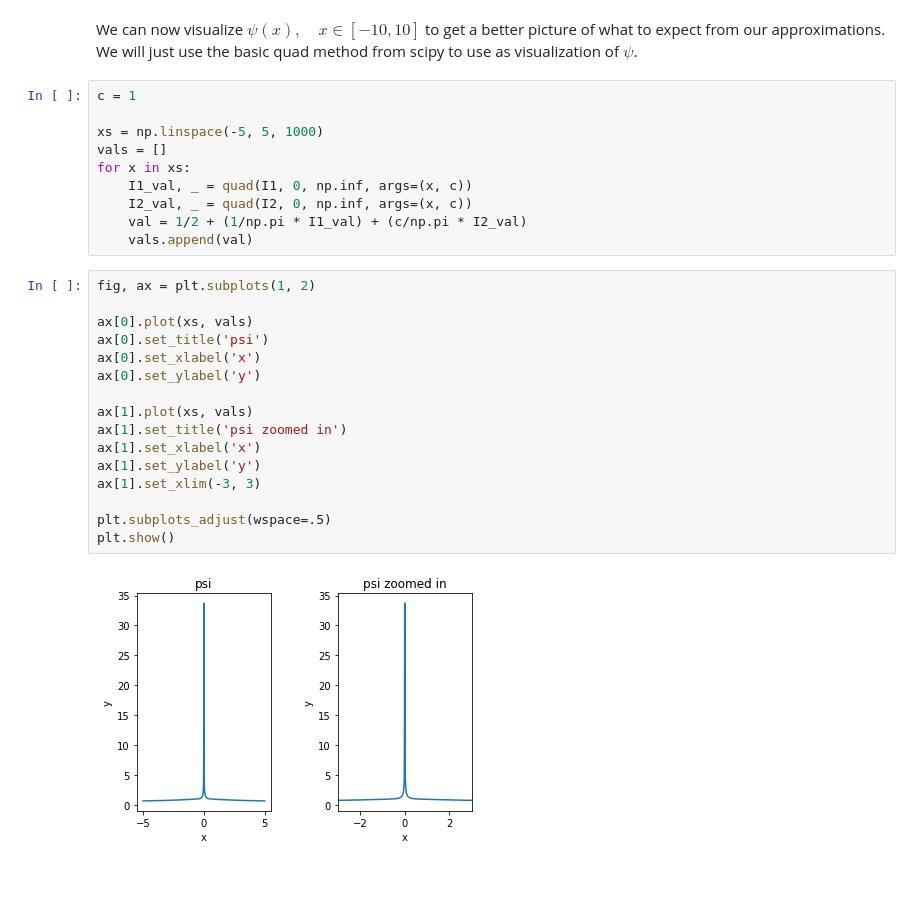
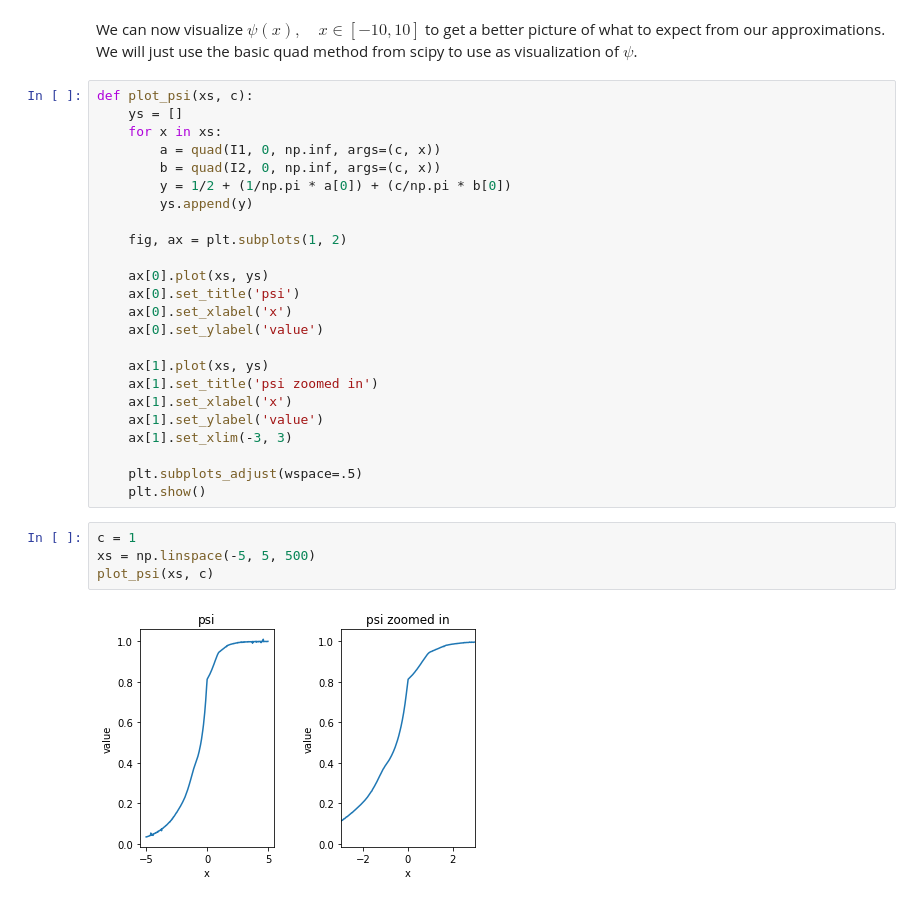
Before and after one commit to VijayStroup/ns-quadrature, a Jupyter notebook: nerve_quadrature.ipynb, the cells around one changed output. Cells and saved outputs as stored; diff of their text form.

Commit message:
psi visualization

```diff
--- a/nerve_quadrature.ipynb
+++ b/nerve_quadrature.ipynb
@@ -167,31 +167,33 @@ quickly go to 0 with no dampening effect.
 We can now visualize $\psi(x),\quad x\in[-10, 10]$ to get a better picture
 of what to expect from our approximations.
 We will just use the basic quad method from scipy to use as visualization of $\psi$.
-# %%
-c = 1
-
-xs = np.linspace(-5, 5, 1000)
-vals = []
-for x in xs:
-    I1_val, _ = quad(I1, 0, np.inf, args=(x, c))
-    I2_val, _ = quad(I2, 0, np.inf, args=(x, c))
-    val = 1/2 + (1/np.pi * I1_val) + (c/np.pi * I2_val)
-    vals.append(val)
 # %%
-fig, ax = plt.subplots(1, 2)
+def plot_psi(xs, c):
+    ys = []
+    for x in xs:
+        a = quad(I1, 0, np.inf, args=(c, x))
+        b = quad(I2, 0, np.inf, args=(c, x))
+        y = 1/2 + (1/np.pi * a[0]) + (c/np.pi * b[0])
+        ys.append(y)
 
-ax[0].plot(xs, vals)
-ax[0].set_title('psi')
-ax[0].set_xlabel('x')
-ax[0].set_ylabel('y')
+    fig, ax = plt.subplots(1, 2)
 
-ax[1].plot(xs, vals)
-ax[1].set_title('psi zoomed in')
-ax[1].set_xlabel('x')
-ax[1].set_ylabel('y')
-ax[1].set_xlim(-3, 3)
+    ax[0].plot(xs, ys)
+    ax[0].set_title('psi')
+    ax[0].set_xlabel('x')
+    ax[0].set_ylabel('value')
 
-plt.subplots_adjust(wspace=.5)
-plt.show()
+    ax[1].plot(xs, ys)
+    ax[1].set_title('psi zoomed in')
+    ax[1].set_xlabel('x')
+    ax[1].set_ylabel('value')
+    ax[1].set_xlim(-3, 3)
+
+    plt.subplots_adjust(wspace=.5)
+    plt.show()
-# %% [output]
-[figure, removed]
+# %%
+c = 1
+xs = np.linspace(-5, 5, 500)
+plot_psi(xs, c)
+# %% [output]
+[figure, added]
```
Also changed, not shown: parts of 7 cells of this notebook.
